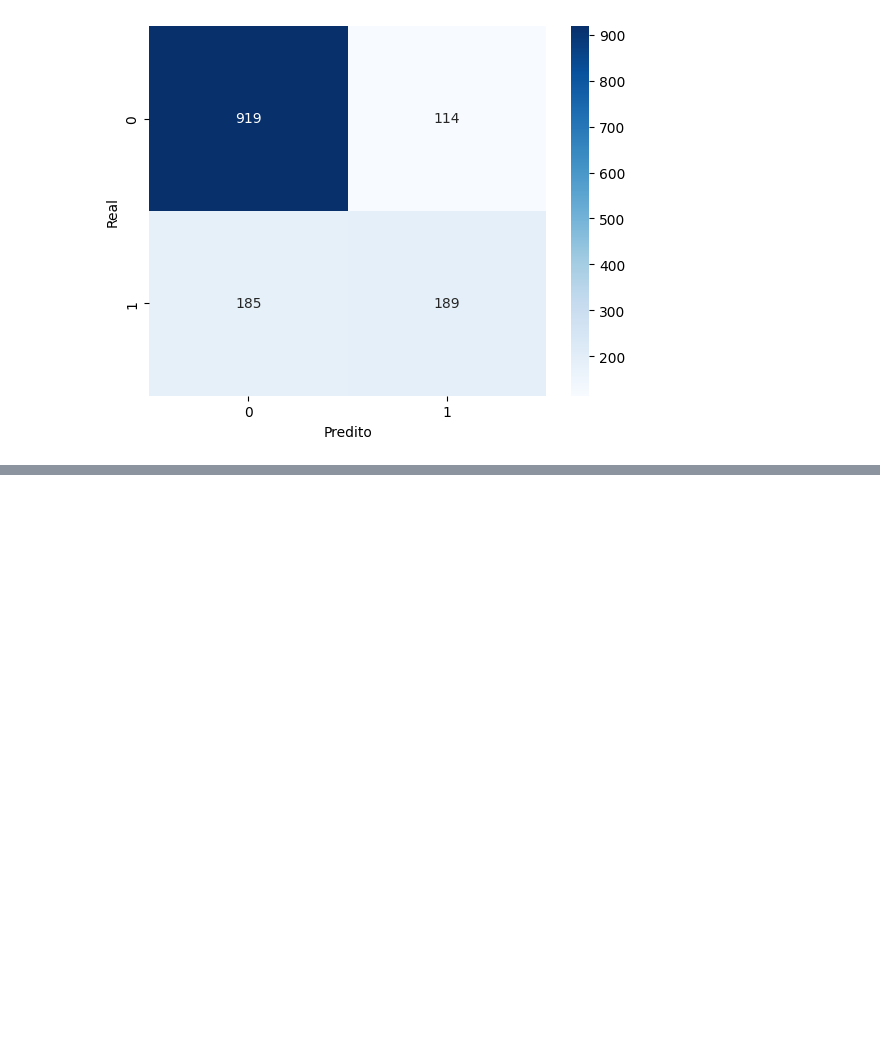
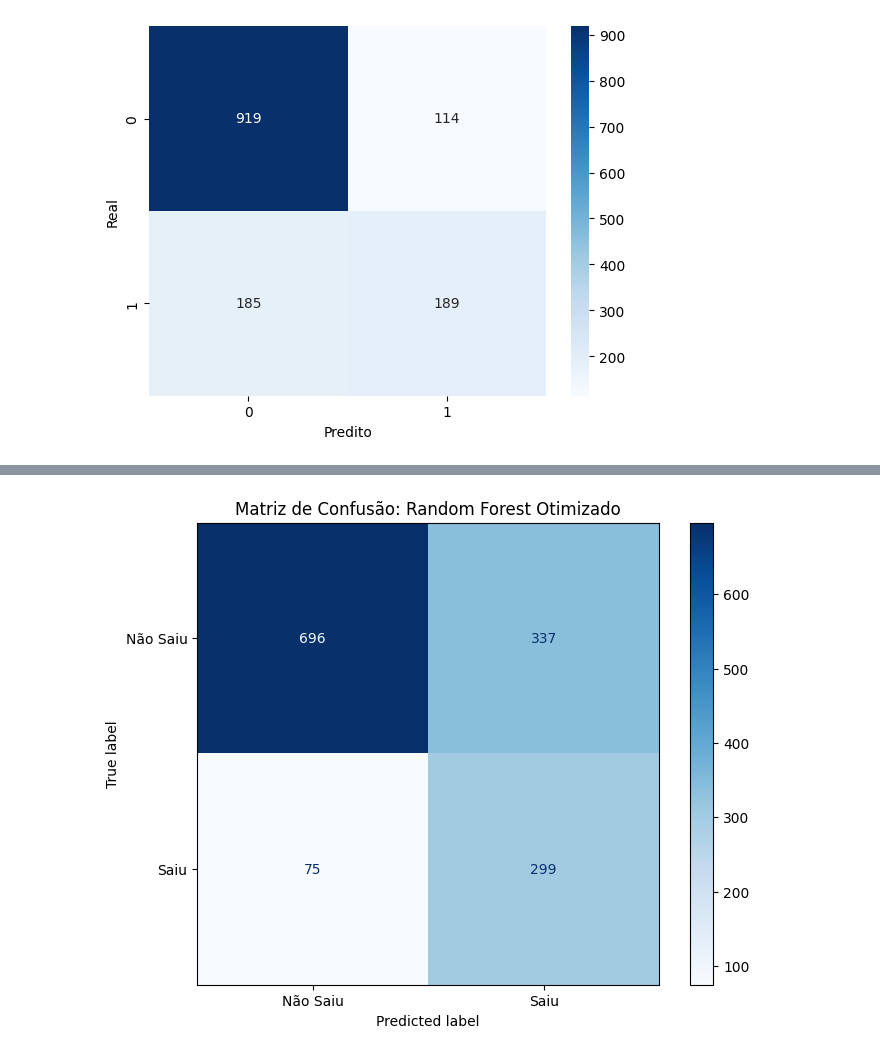
Before and after one commit to souzamatt01/customer-churn-prediction, a Jupyter notebook: notebooks/02_modeling.ipynb, the cells around one changed output, grey strips where cells are left out. Drawn from its saved outputs; the diff is of its cells as text; code cells hidden in the pictures; blank space fills up the shorter version.

Commit message:
Random Forest(com GridSearchCV) + Matriz de Confusão)

```diff
--- a/notebooks/02_modeling.ipynb
+++ b/notebooks/02_modeling.ipynb
@@ -153,0 +164,13 @@ plt.show()
+# %%
+# Configurando o GridSearchCV
+grid_search = GridSearchCV(
+    estimator=rf_model,
+    param_grid=param_grid,
+    cv=3,
+    scoring='recall',
+    n_jobs=-1,
+    verbose=1
+)
+# %%
+# Rodando o treinamento
+grid_search.fit(X_train, y_train)
@@ -153,0 +205,12 @@ plt.show()
+# %%
+# Matriz de confusão para o modelo Random Forest tunado:
+
+# Pegando o melhor modelo treinado
+best_model = grid_search.best_estimator_
+
+# Prevendo nos dados de teste
+y_pred_final = best_model.predict(X_test)
+
+# Relatório de Métricas
+print("=== RELATÓRIO FINAL (MODELO OTIMIZADO) ===")
+print(classification_report(y_test, y_pred_final))
@@ -153,0 +227,13 @@ plt.show()
+# %%
+# Matriz de Confusão Visual
+cm = confusion_matrix(y_test, y_pred_final)
+disp = ConfusionMatrixDisplay(
+    confusion_matrix=cm, display_labels=['Não Saiu', 'Saiu'])
+
+# Plotando a matriz de confusão
+fig, ax = plt.subplots(figsize=(8, 6))
+disp.plot(cmap='Blues', ax=ax)
+plt.title("Matriz de Confusão: Random Forest Otimizado")
+plt.show()
+# %% [output]
+[figure, added]
```
Also changed, not shown: parts of 4 cells of this notebook.
